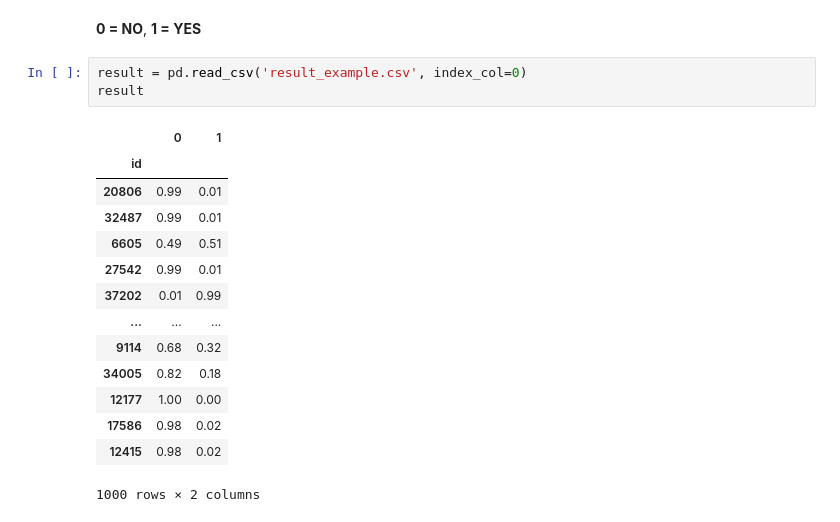
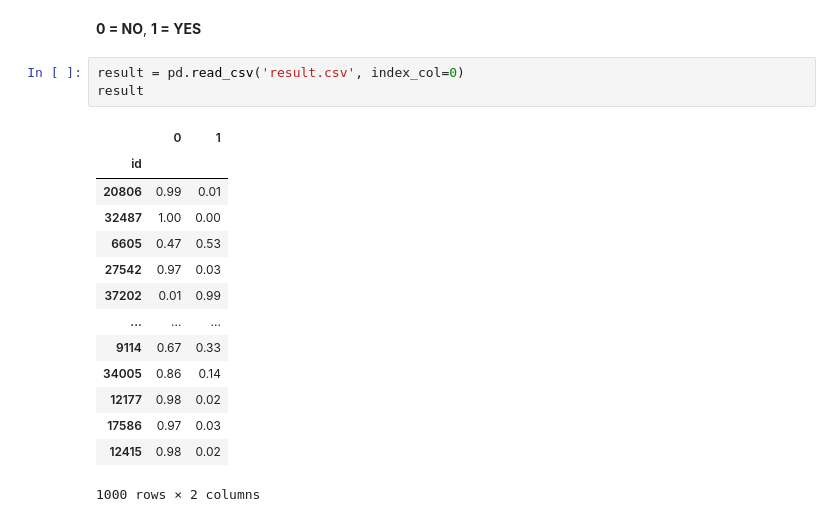
Before and after one commit to Ekzz0/TermDepositClassificationService, a Jupyter notebook: example.ipynb, the cells around one changed output. Saved outputs shown, nothing was run; the diff lists cells and outputs as text.

```diff
--- a/example.ipynb
+++ b/example.ipynb
@@ -12,20 +14,20 @@ clf_report = get_predict(test_data, path=path)
 # %% [markdown]
 **0 = NO**, **1 = YES**
 # %%
-result = pd.read_csv('result_example.csv', index_col=0)
+result = pd.read_csv('result.csv', index_col=0)
 result
 # %% [output]
 |  | 0 | 1 |
 | id |  |  |
 | 20806 | 0.99 | 0.01 |
-| 32487 | 0.99 | 0.01 |
-| 6605 | 0.49 | 0.51 |
-| 27542 | 0.99 | 0.01 |
+| 32487 | 1.00 | 0.00 |
+| 6605 | 0.47 | 0.53 |
+| 27542 | 0.97 | 0.03 |
 | 37202 | 0.01 | 0.99 |
 | ... | ... | ... |
-| 9114 | 0.68 | 0.32 |
-| 34005 | 0.82 | 0.18 |
-| 12177 | 1.00 | 0.00 |
-| 17586 | 0.98 | 0.02 |
+| 9114 | 0.67 | 0.33 |
+| 34005 | 0.86 | 0.14 |
+| 12177 | 0.98 | 0.02 |
+| 17586 | 0.97 | 0.03 |
 | 12415 | 0.98 | 0.02 |
 1000 rows × 2 columns
```
Also changed, not shown: parts of 1 cell of this notebook, 6 other files.
